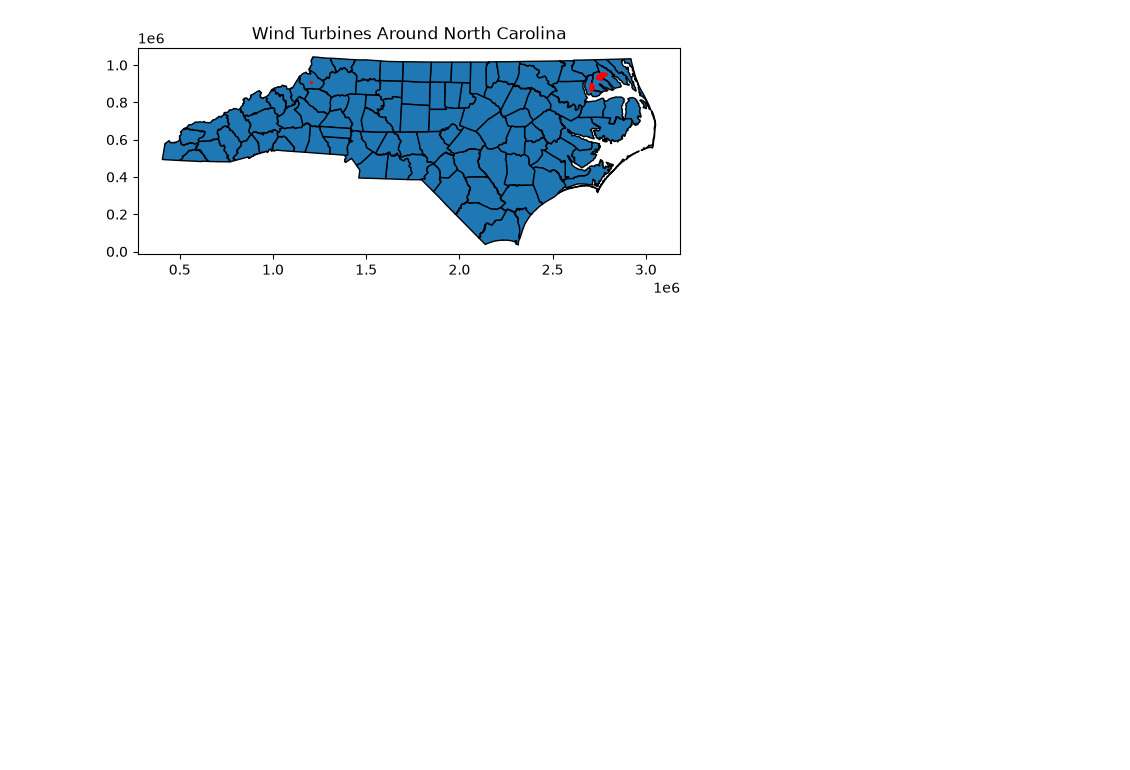
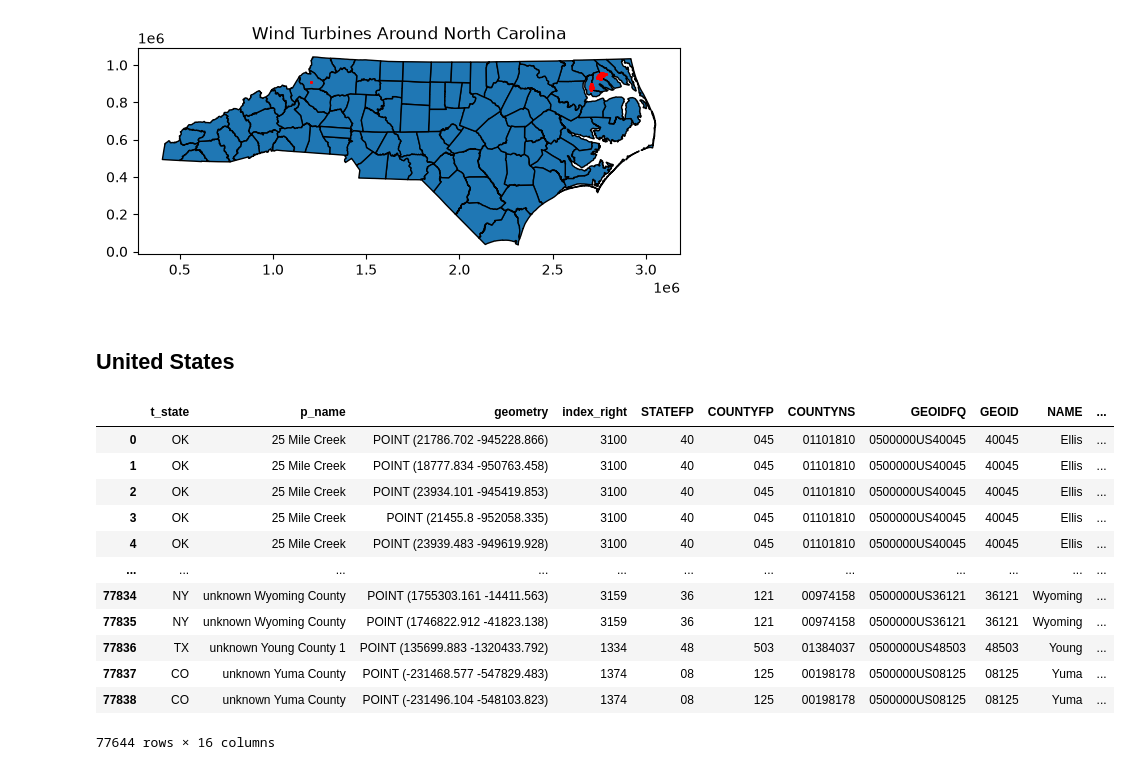
Before and after one commit to lexileach/renewable_transmission, a Jupyter notebook: wind_turbine.ipynb, the cells around one changed output. Drawn from its saved outputs; the diff is of its cells as text; code cells hidden in the pictures; blank space fills up the shorter version.

```diff
--- a/wind_turbine.ipynb
+++ b/wind_turbine.ipynb
@@ -98,3 +100,5 @@ ax.set_title("Wind Turbines Around North Carolina")
 plt.show()
 # %% [output]
 [figure]
+# %% [markdown]
+## United States
@@ -100,0 +111,20 @@ plt.show()
+# %%
+# Spatial join
+
+us_wind = wind.to_crs(epsg=2163).copy()
+us_wind_by_county = gpd.sjoin(us_wind, us_counties, predicate="within")
+us_wind_by_county
+# %% [output]
+|  | t_state | p_name | geometry | index_right | STATEFP | COUNTYFP | COUNTYNS | GEOIDFQ | GEOID | NAME | ... |
+| 0 | OK | 25 Mile Creek | POINT (21786.702 -945228.866) | 3100 | 40 | 045 | 01101810 | 0500000US40045 | 40045 | Ellis | ... |
+| 1 | OK | 25 Mile Creek | POINT (18777.834 -950763.458) | 3100 | 40 | 045 | 01101810 | 0500000US40045 | 40045 | Ellis | ... |
+| 2 | OK | 25 Mile Creek | POINT (23934.101 -945419.853) | 3100 | 40 | 045 | 01101810 | 0500000US40045 | 40045 | Ellis | ... |
+| 3 | OK | 25 Mile Creek | POINT (21455.8 -952058.335) | 3100 | 40 | 045 | 01101810 | 0500000US40045 | 40045 | Ellis | ... |
+| 4 | OK | 25 Mile Creek | POINT (23939.483 -949619.928) | 3100 | 40 | 045 | 01101810 | 0500000US40045 | 40045 | Ellis | ... |
+| ... | ... | ... | ... | ... | ... | ... | ... | ... | ... | ... | ... |
+| 77834 | NY | unknown Wyoming County | POINT (1755303.161 -14411.563) | 3159 | 36 | 121 | 00974158 | 0500000US36121 | 36121 | Wyoming | ... |
+| 77835 | NY | unknown Wyoming County | POINT (1746822.912 -41823.138) | 3159 | 36 | 121 | 00974158 | 0500000US36121 | 36121 | Wyoming | ... |
+| 77836 | TX | unknown Young County 1 | POINT (135699.883 -1320433.792) | 1334 | 48 | 503 | 01384037 | 0500000US48503 | 48503 | Young | ... |
+| 77837 | CO | unknown Yuma County | POINT (-231468.577 -547829.483) | 1374 | 08 | 125 | 00198178 | 0500000US08125 | 08125 | Yuma | ... |
+| 77838 | CO | unknown Yuma County | POINT (-231496.104 -548103.823) | 1374 | 08 | 125 | 00198178 | 0500000US08125 | 08125 | Yuma | ... |
+77644 rows × 16 columns
```
Also changed, not shown: parts of 9 cells of this notebook.
